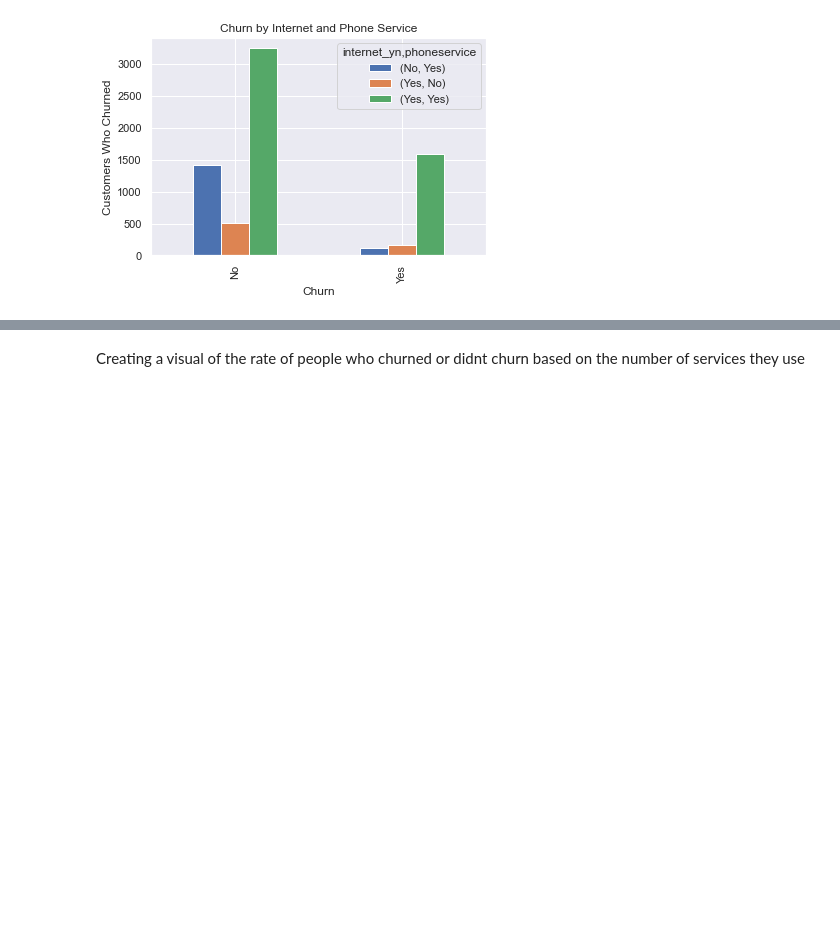
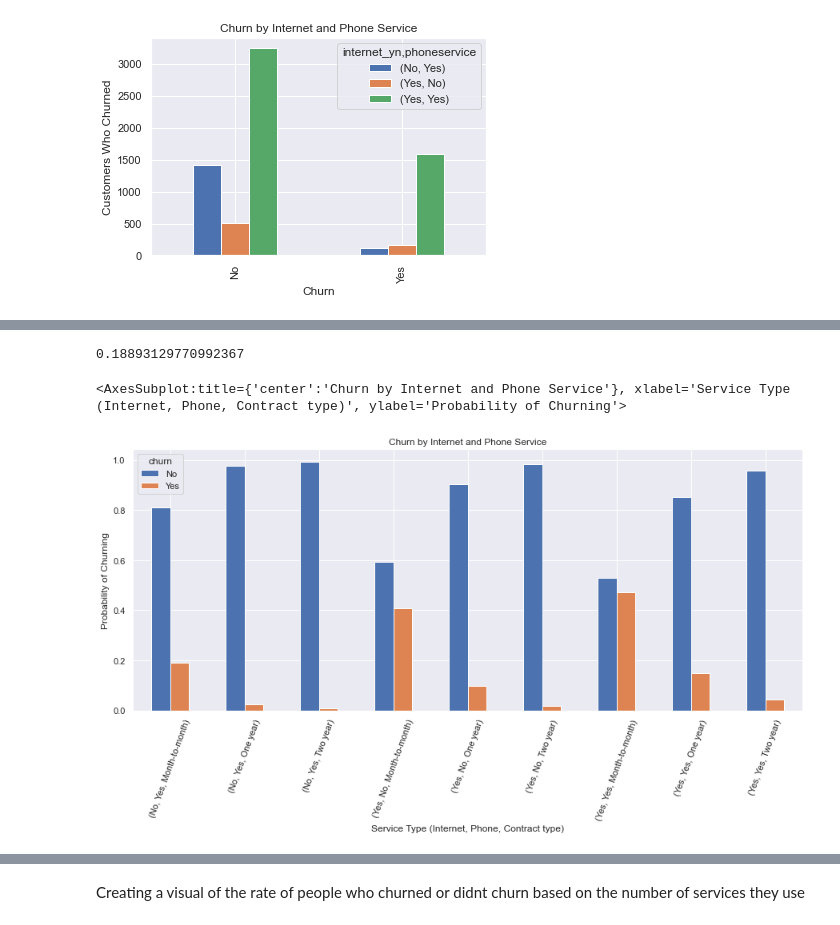
Before and after one commit to GriffinRiner/bsc-phase-three-project, a Jupyter notebook: notebooks/exploratory/Griffin/Warren_copy.ipynb, the cells around one changed output, grey strips where cells are left out. Drawn from its saved outputs; the diff is of its cells as text; code cells hidden in the pictures; blank space fills up the shorter version.

```diff
--- a/notebooks/exploratory/Griffin/Warren_copy.ipynb
+++ b/notebooks/exploratory/Griffin/Warren_copy.ipynb
@@ -335,3 +350,14 @@ pd.DataFrame(df.groupby(['internet_yn', 'phoneservice', 'churn']).size()).reset_
+# %%
+99 / (425 + 99)
+# %% [output]
+0.18893129770992367
+# %%
+(pd.DataFrame(df.groupby(['internet_yn', 'phoneservice', 'contract', 'churn']).size()).reset_index().pivot(index='churn', columns=['internet_yn', 'phoneservice', 'contract'],
+                                                                                     values=0)/pd.DataFrame(df.groupby(['internet_yn', 'phoneservice', 'contract', 'churn']).size()).reset_index().pivot(index='churn', columns=['internet_yn', 'phoneservice', 'contract'],
+                                                                                     values=0).T.sum(axis=1)).T.plot(kind='bar', figsize=(15,6), title='Churn by Internet and Phone Service', ylabel='Probability of Churning', xlabel='Service Type (Internet, Phone, Contract type)', rot=70)
+# %% [output]
+<AxesSubplot:title={'center':'Churn by Internet and Phone Service'}, xlabel='Service Type (Internet, Phone, Contract type)', ylabel='Probability of Churning'>
+[figure, added]
 # %%
 pd.DataFrame(df.groupby(['internet_yn', 'phoneservice', 'contract', 'churn']).size()).reset_index().pivot(index='churn', columns=['internet_yn', 'phoneservice', 'contract'],
                                                                                      values=0).plot(kind='bar', title='Churn by Internet and Phone Service', ylabel='Customers Who Churned',
```
Also changed, not shown: parts of 2 cells of this notebook.
